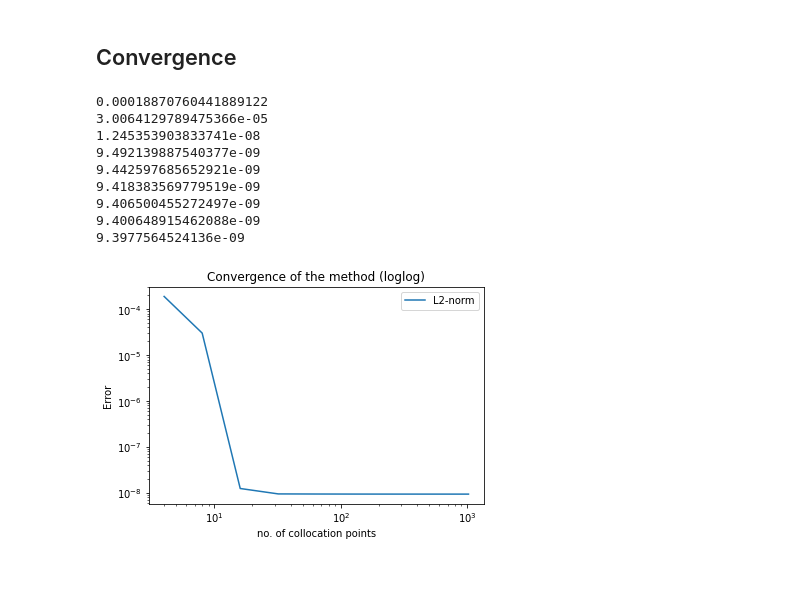
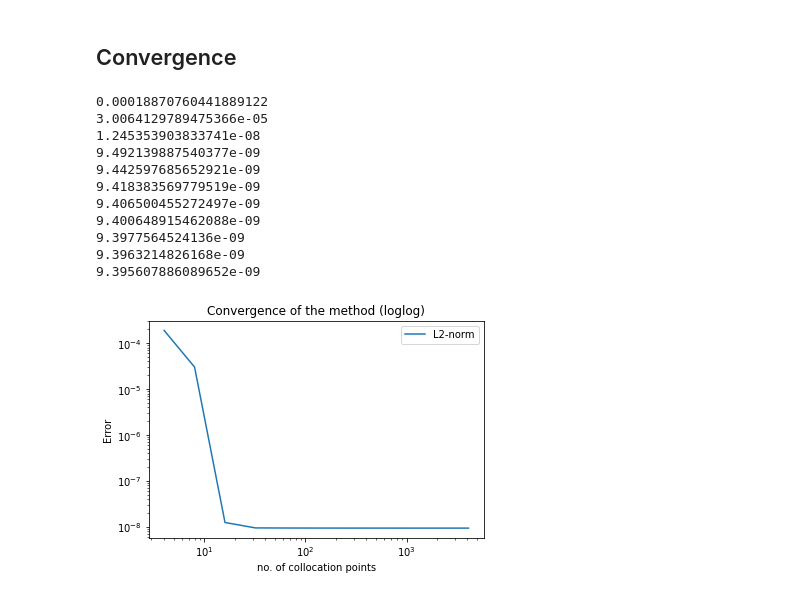
Before and after one commit to jfelipeosorio/kinetick, a Jupyter notebook: pdes/transport1d_cf.ipynb, the cells around one changed output. Drawn from its saved outputs; the diff is of its cells as text; code cells hidden in the pictures.

```diff
--- a/pdes/transport1d_cf.ipynb
+++ b/pdes/transport1d_cf.ipynb
@@ -194,7 +194,7 @@ mses = []
 sup_norms = []
 l2_norms = []
 L2_norms = []
-for n in range(2,11):
+for n in range(2,13):
     # X_full
     Xfull = np.linspace(-5,5,2**n+2)
     # Delta
@@ -249,15 +249,17 @@ for n in range(2,11):
 9.406500455272497e-09
 9.400648915462088e-09
 9.3977564524136e-09
+9.3963214826168e-09
+9.395607886089652e-09
 # %%
-xrange = 2**np.arange(2,11)
+xrange = 2**np.arange(2,13)
 #plt.loglog(xrange,sup_norms, label = 'sup-norm')
 plt.loglog(xrange,L2_norms,label = 'L2-norm')
 #plt.loglog(xrange,mses,label = 'mse')
 plt.xlabel('no. of collocation points')
 plt.ylabel('Error')
 plt.legend()
 plt.title('Convergence of the method (loglog)')
 plt.show()
 # %% [output]
-[figure, old version]
+[figure, new version]
```
